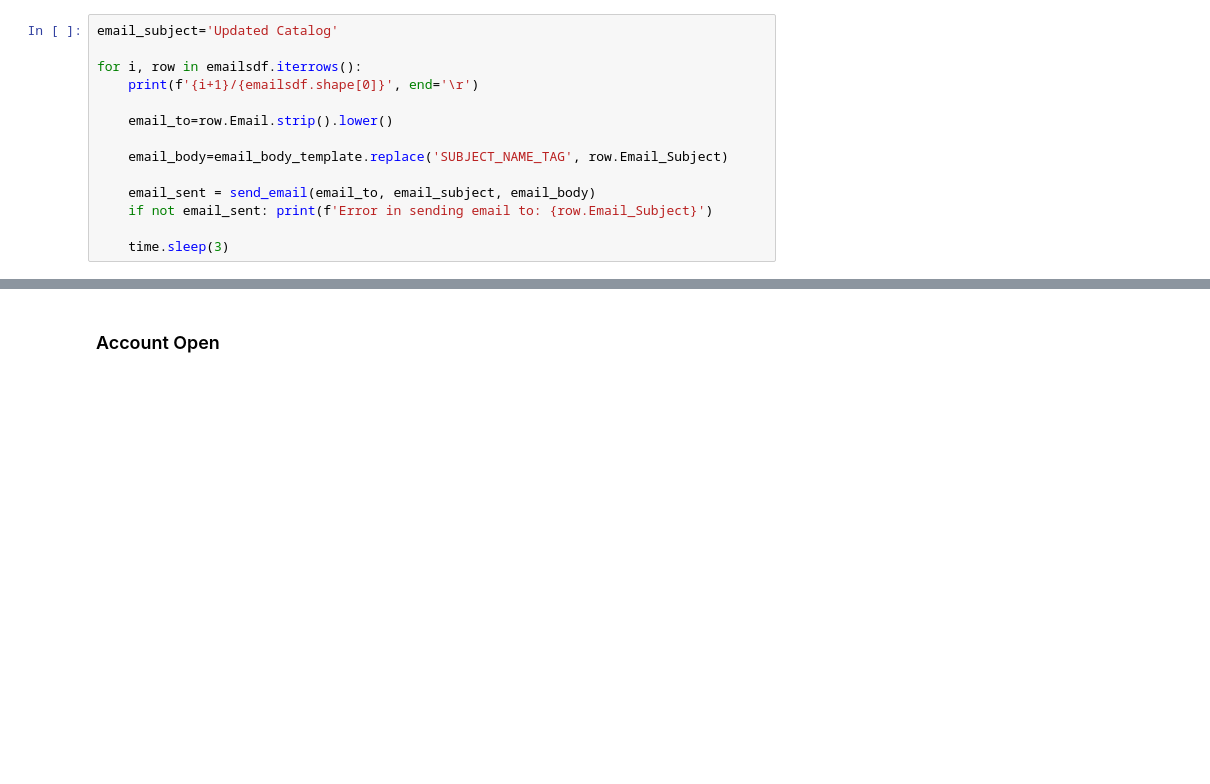
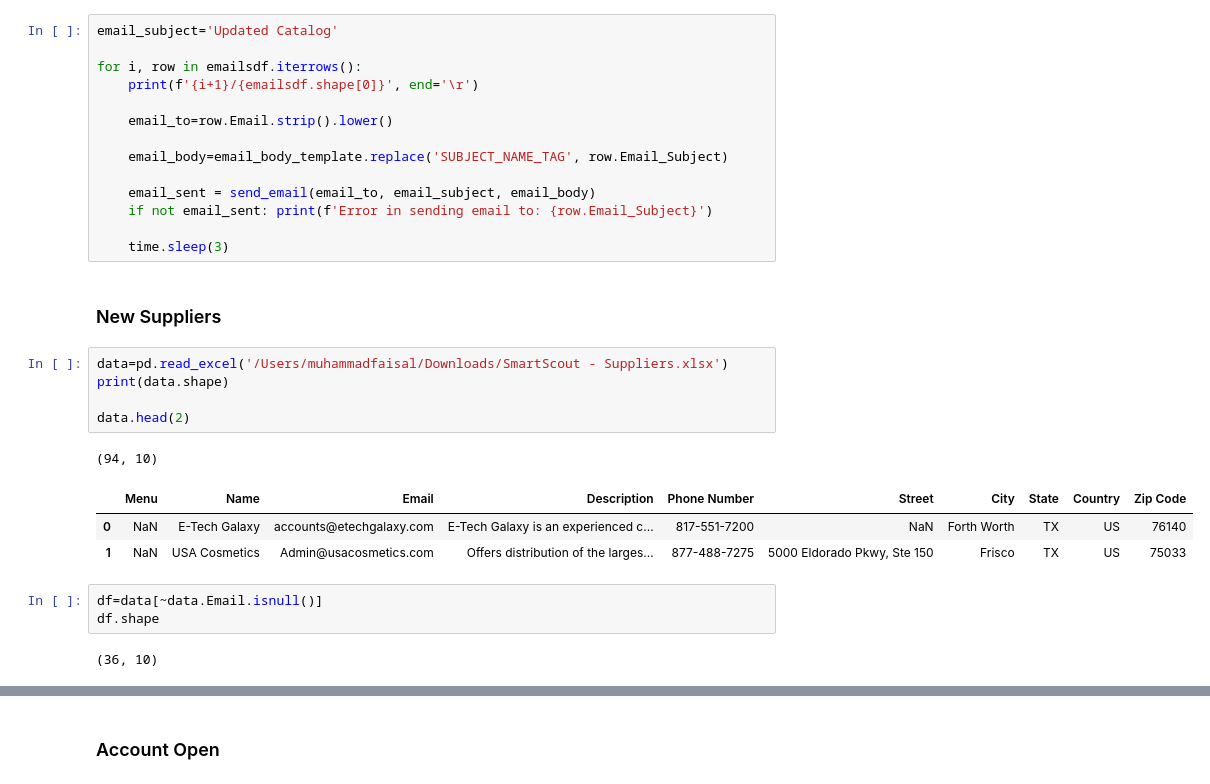
Before and after one commit to faysal887/tricyons-analyser-v2, a Jupyter notebook: auto_catalog_update.ipynb, the cells around one changed output, grey strips where cells are left out. Saved outputs shown, nothing was run; the diff lists cells and outputs as text; blank space fills up the shorter version.

```diff
--- a/auto_catalog_update.ipynb
+++ b/auto_catalog_update.ipynb
@@ -552,3 +547,20 @@ for i, row in emailsdf.iterrows():
     if not email_sent: print(f'Error in sending email to: {row.Email_Subject}')
 
     time.sleep(3)
+# %% [markdown]
+### New Suppliers
+# %%
+data=pd.read_excel('/Users/muhammadfaisal/Downloads/SmartScout - Suppliers.xlsx')
+print(data.shape)
+
+data.head(2)
+# %% [output]
+(94, 10)
+|  | Menu | Name | Email | Description | Phone Number | Street | City | State | Country | Zip Code |
+| 0 | NaN | E-Tech Galaxy | accounts@etechgalaxy.com | E-Tech Galaxy is an experienced c... | 817-551-7200 | NaN | Forth Worth | TX | US | 76140 |
+| 1 | NaN | USA Cosmetics | Admin@usacosmetics.com | Offers distribution of the larges... | 877-488-7275 | 5000 Eldorado Pkwy, Ste 150 | Frisco | TX | US | 75033 |
+# %%
+df=data[~data.Email.isnull()]
+df.shape
+# %% [output]
+(36, 10)
```
Also changed, not shown: parts of 32 cells of this notebook, 1 other file.
